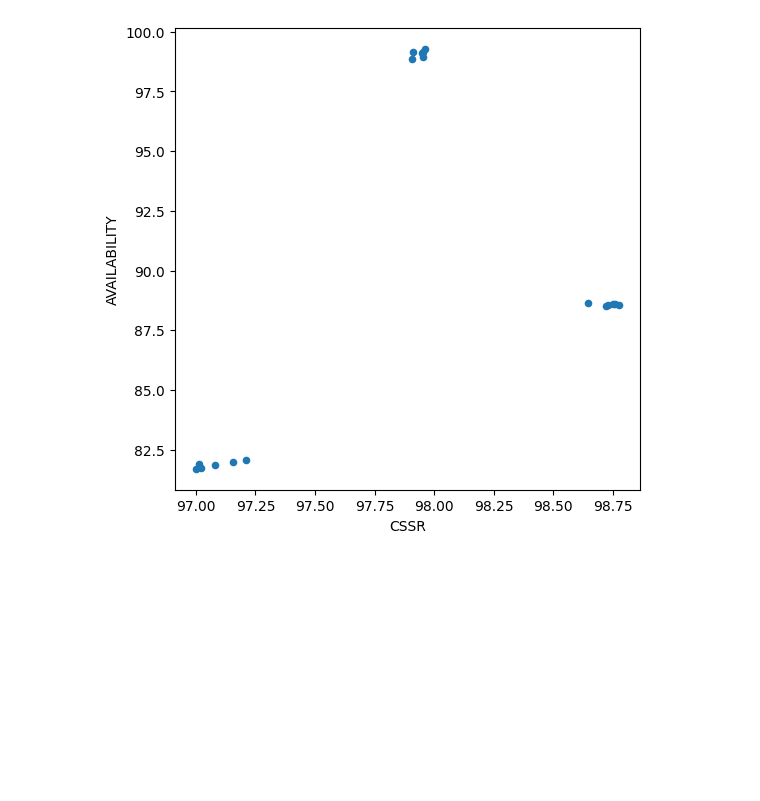
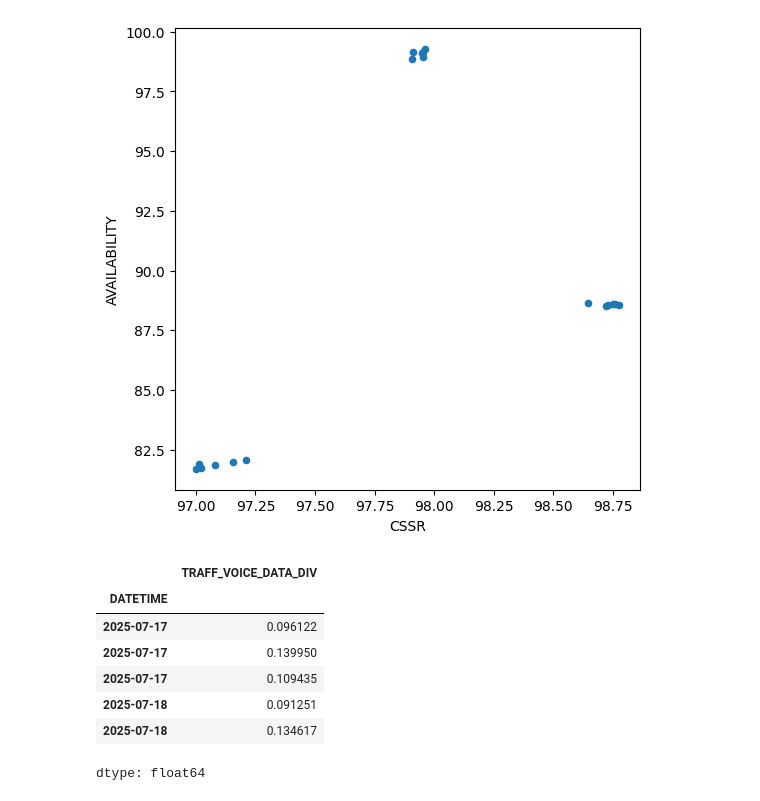
Before and after one commit to gerych94/DataAnalyst, a Jupyter notebook: notebooks/simple_data_analyst.ipynb, the cells around one changed output. Cells and saved outputs as stored; diff of their text form; code cells hidden in the pictures; blank space fills up the shorter version.

```diff
--- a/notebooks/simple_data_analyst.ipynb
+++ b/notebooks/simple_data_analyst.ipynb
@@ -152,3 +152,15 @@ tel_stat.plot(kind='scatter', x='CSSR', y='AVAILABILITY', figsize=(6,6))
 # %% [output]
 <Axes: xlabel='CSSR', ylabel='AVAILABILITY'>
 [figure]
+# %%
+tel_stat['TRAFF_VOICE_DATA_DIV'] = tel_stat['TCH_TRAF_ERL']/tel_stat['GPRS_TRAF_ALL']
+tel_stat['TRAFF_VOICE_DATA_DIV'].head()
+# %% [output]
+|  | TRAFF_VOICE_DATA_DIV |
+| DATETIME |  |
+| 2025-07-17 | 0.096122 |
+| 2025-07-17 | 0.139950 |
+| 2025-07-17 | 0.109435 |
+| 2025-07-18 | 0.091251 |
+| 2025-07-18 | 0.134617 |
+dtype: float64
```
Also changed, not shown: parts of 4 cells of this notebook.
